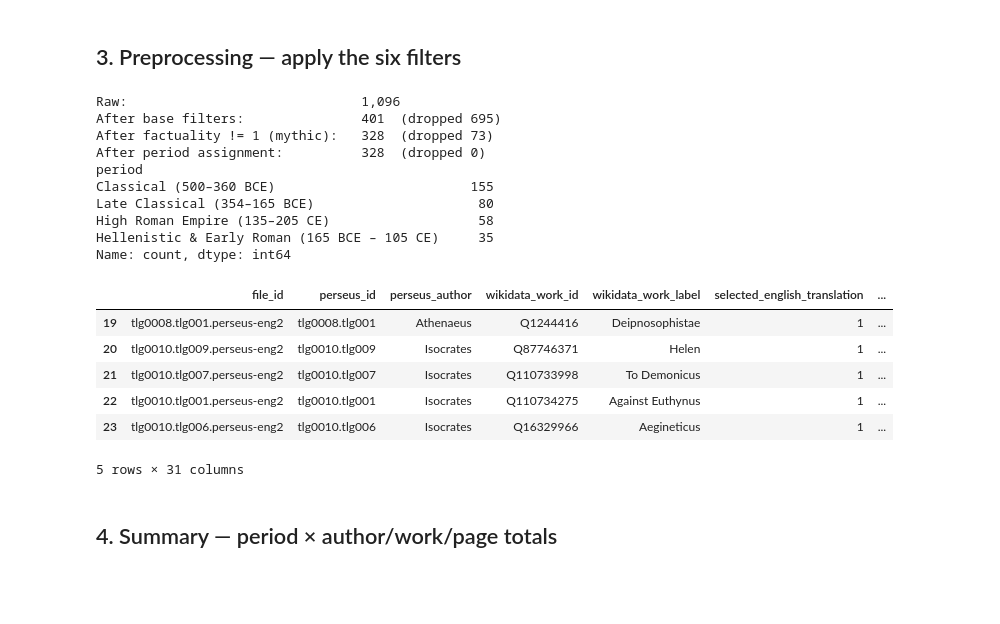
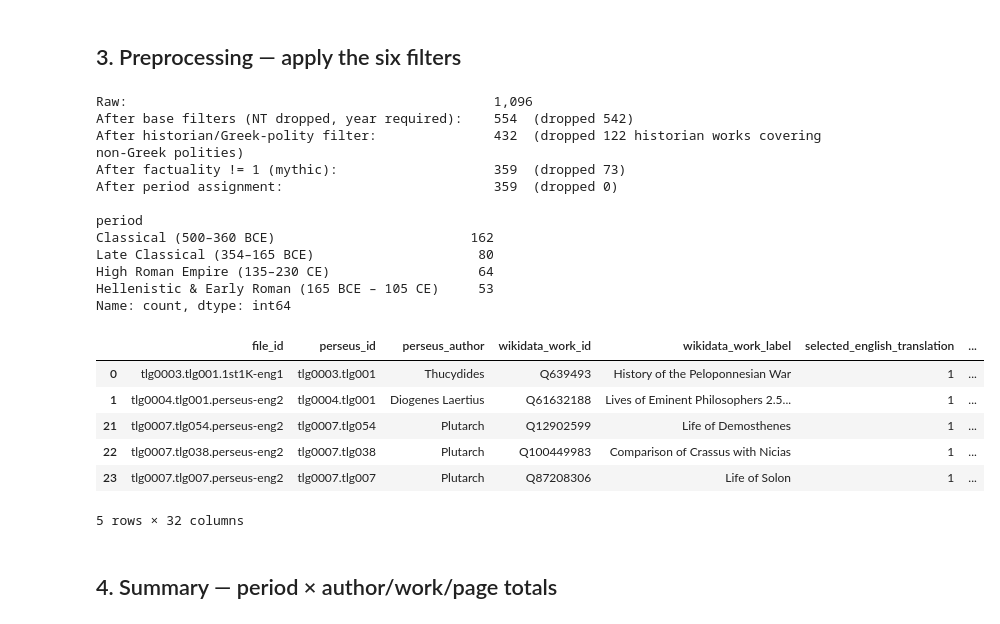
Before and after one commit to charlesdedampierre/perseus-greek-exclusion-criteria, a Jupyter notebook: analysis_notebooks/05_final_dataset_for_criteria.ipynb, the cells around one changed output. Drawn from its saved outputs; the diff is of its cells as text; code cells hidden in the pictures; blank space fills up the shorter version.

```diff
--- a/analysis_notebooks/05_final_dataset_for_criteria.ipynb
+++ b/analysis_notebooks/05_final_dataset_for_criteria.ipynb
@@ -65,59 +161,94 @@ Factuality: 391 rows from works_factuality_v18.tsv
 # %%
 n0 = len(meta_raw)
 
-df = meta_raw[(meta_raw['selected_english_translation'] == 1)
-              & (meta_raw['historian'] == 0)].copy()
+# Canonicalise inconsistent <author> strings.
+for code, label in CANONICAL_AUTHOR.items():
+    meta_raw.loc[meta_raw['author_code'] == code, 'perseus_author'] = label
+
+df = meta_raw[meta_raw['selected_english_translation'] == 1].copy()
 df = df[~df['perseus_author'].astype(str).str.strip()
                               .str.lower().isin(EXCLUDE_AUTHORS)]
 df['year'] = pd.to_numeric(df['author_impact_date'], errors='coerce')
 df = df[df['year'].notna()].copy()
 df['year'] = df['year'].astype(int)
 df['n_pages'] = pd.to_numeric(df['n_pages'], errors='coerce').fillna(0).astype(int)
 n1 = len(df)
 
+# Historians: keep only if every polity mentioned in the work falls
+# within the Greek / Greco-Roman groups. Non-historians always pass.
+with MAPPING_JSON.open() as f:
+    polity_mapping = json.load(f)
+
+unmapped = set()
+all_greek = {}
+for file_id, v in polity_mapping.items():
+    polities = [p.strip() for p in
+                (v.get('mentioned_polities_in_work') or '').split(';')
+                if p.strip()]
+    groups = set()
+    for p in polities:
+        g = POLITY_TO_GROUP.get(p)
+        if g is None:
+            unmapped.add(p)
+        else:
+            groups.add(g)
+    all_greek[file_id] = bool(groups) and groups.issubset(GREEK_GROUPS)
+assert not unmapped, f'Unmapped polities: {sorted(unmapped)}'
+
+df['greek_only'] = df['file_id'].map(all_greek).fillna(False)
+n_hist_before = len(df)
+df = df[(df['historian'] != 1) | df['greek_only']].copy()
+n_hist_dropped = n_hist_before - len(df)
+n2 = len(df)
+
 df = df.merge(fact_raw, on='perseus_id', how='left')
 df = df[df['factuality'] != 1].copy()
-n2 = len(df)
+n3 = len(df)
 
 
 def assign_period(year):
     for label, lo, hi in PERIODS:
         if lo <= year <= hi:
             return label
     return None
 
 
 df['period'] = df['year'].apply(assign_period)
 df = df[df['period'].notna()].copy()
-n3 = len(df)
+n4 = len(df)
 
 assert df['file_id'].is_unique
 assert df['period'].notna().all()
 
-print(f'Raw:                              {n0:,}')
-print(f'After base filters:               {n1:,}  (dropped {n0-n1})')
-print(f'After factuality != 1 (mythic):   {n2:,}  (dropped {n1-n2})')
-print(f'After period assignment:          {n3:,}  (dropped {n2-n3})')
+print(f'Raw:                                               {n0:,}')
+print(f'After base filters (NT dropped, year required):    {n1:,}  (dropped {n0-n1})')
+print(f'After historian/Greek-polity filter:               {n2:,}  '
+      f'(dropped {n_hist_dropped} historian works covering non-Greek polities)')
+print(f'After factuality != 1 (mythic):                    {n3:,}  (dropped {n2-n3})')
+print(f'After period assignment:                           {n4:,}  (dropped {n3-n4})')
+print()
 print(df['period'].value_counts())
 df.head()
 # %% [output]
-Raw:                              1,096
-After base filters:               401  (dropped 695)
-After factuality != 1 (mythic):   328  (dropped 73)
-After period assignment:          328  (dropped 0)
+Raw:                                               1,096
+After base filters (NT dropped, year required):    554  (dropped 542)
+After historian/Greek-polity filter:               432  (dropped 122 historian works covering non-Greek polities)
+After factuality != 1 (mythic):                    359  (dropped 73)
+After period assignment:                           359  (dropped 0)
+
 period
-Classical (500–360 BCE)                         155
+Classical (500–360 BCE)                         162
 Late Classical (354–165 BCE)                     80
-High Roman Empire (135–205 CE)                   58
-Hellenistic & Early Roman (165 BCE – 105 CE)     35
+High Roman Empire (135–230 CE)                   64
+Hellenistic & Early Roman (165 BCE – 105 CE)     53
 Name: count, dtype: int64
 |  | file_id | perseus_id | perseus_author | wikidata_work_id | wikidata_work_label | selected_english_translation | ... |
-| 19 | tlg0008.tlg001.perseus-eng2 | tlg0008.tlg001 | Athenaeus | Q1244416 | Deipnosophistae | 1 | ... |
-| 20 | tlg0010.tlg009.perseus-eng2 | tlg0010.tlg009 | Isocrates | Q87746371 | Helen | 1 | ... |
-| 21 | tlg0010.tlg007.perseus-eng2 | tlg0010.tlg007 | Isocrates | Q110733998 | To Demonicus | 1 | ... |
-| 22 | tlg0010.tlg001.perseus-eng2 | tlg0010.tlg001 | Isocrates | Q110734275 | Against Euthynus | 1 | ... |
-| 23 | tlg0010.tlg006.perseus-eng2 | tlg0010.tlg006 | Isocrates | Q16329966 | Aegineticus | 1 | ... |
+| 0 | tlg0003.tlg001.1st1K-eng1 | tlg0003.tlg001 | Thucydides | Q639493 | History of the Peloponnesian War | 1 | ... |
+| 1 | tlg0004.tlg001.perseus-eng2 | tlg0004.tlg001 | Diogenes Laertius | Q61632188 | Lives of Eminent Philosophers 2.5... | 1 | ... |
+| 21 | tlg0007.tlg054.perseus-eng2 | tlg0007.tlg054 | Plutarch | Q12902599 | Life of Demosthenes | 1 | ... |
+| 22 | tlg0007.tlg038.perseus-eng2 | tlg0007.tlg038 | Plutarch | Q100449983 | Comparison of Crassus with Nicias | 1 | ... |
+| 23 | tlg0007.tlg007.perseus-eng2 | tlg0007.tlg007 | Plutarch | Q87208306 | Life of Solon | 1 | ... |
-5 rows × 31 columns
+5 rows × 32 columns
 # %% [markdown]
 ## 4. Summary — period × author/work/page totals
 # %%
```
Also changed, not shown: parts of 5 cells of this notebook, 2 other files.
